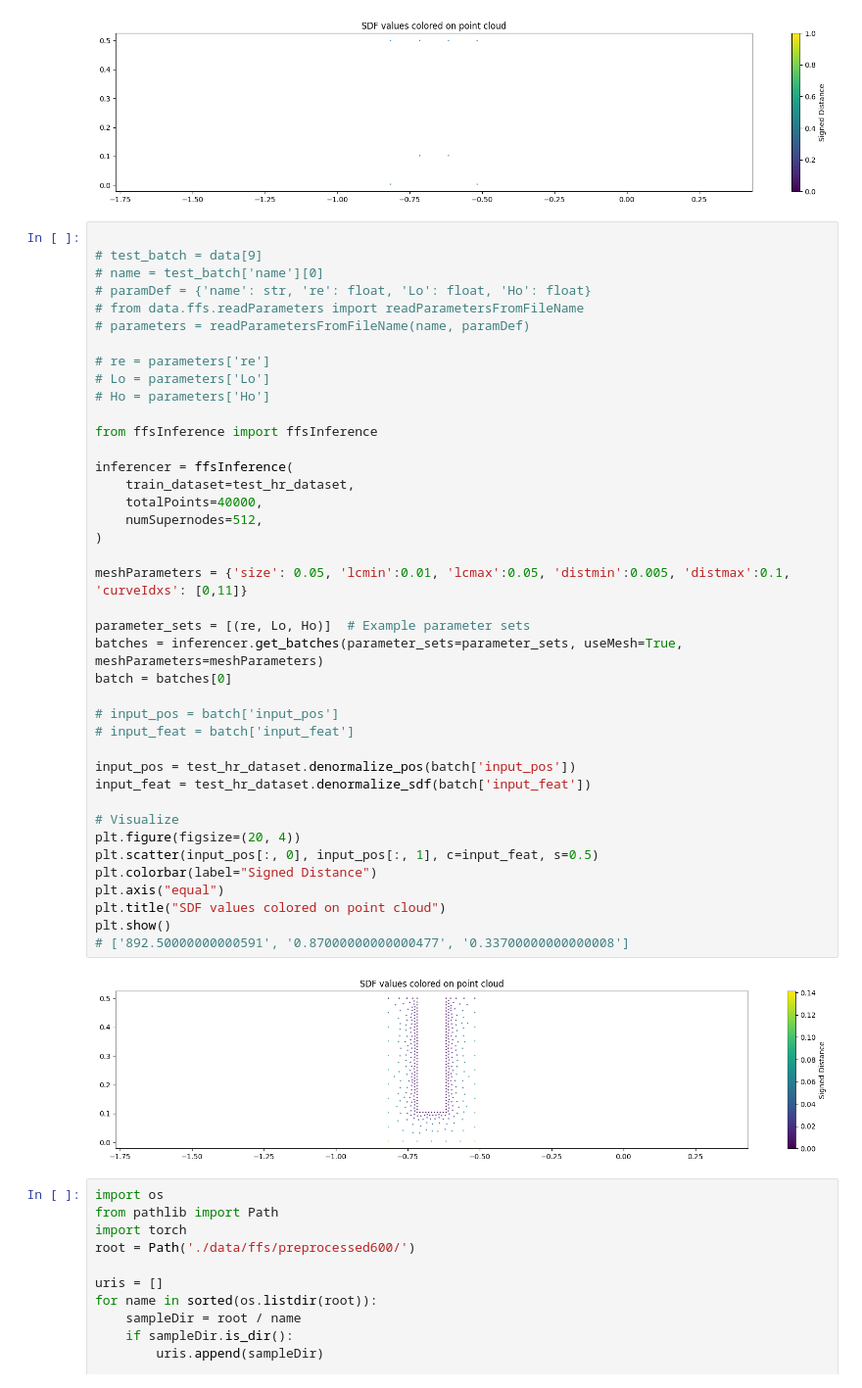
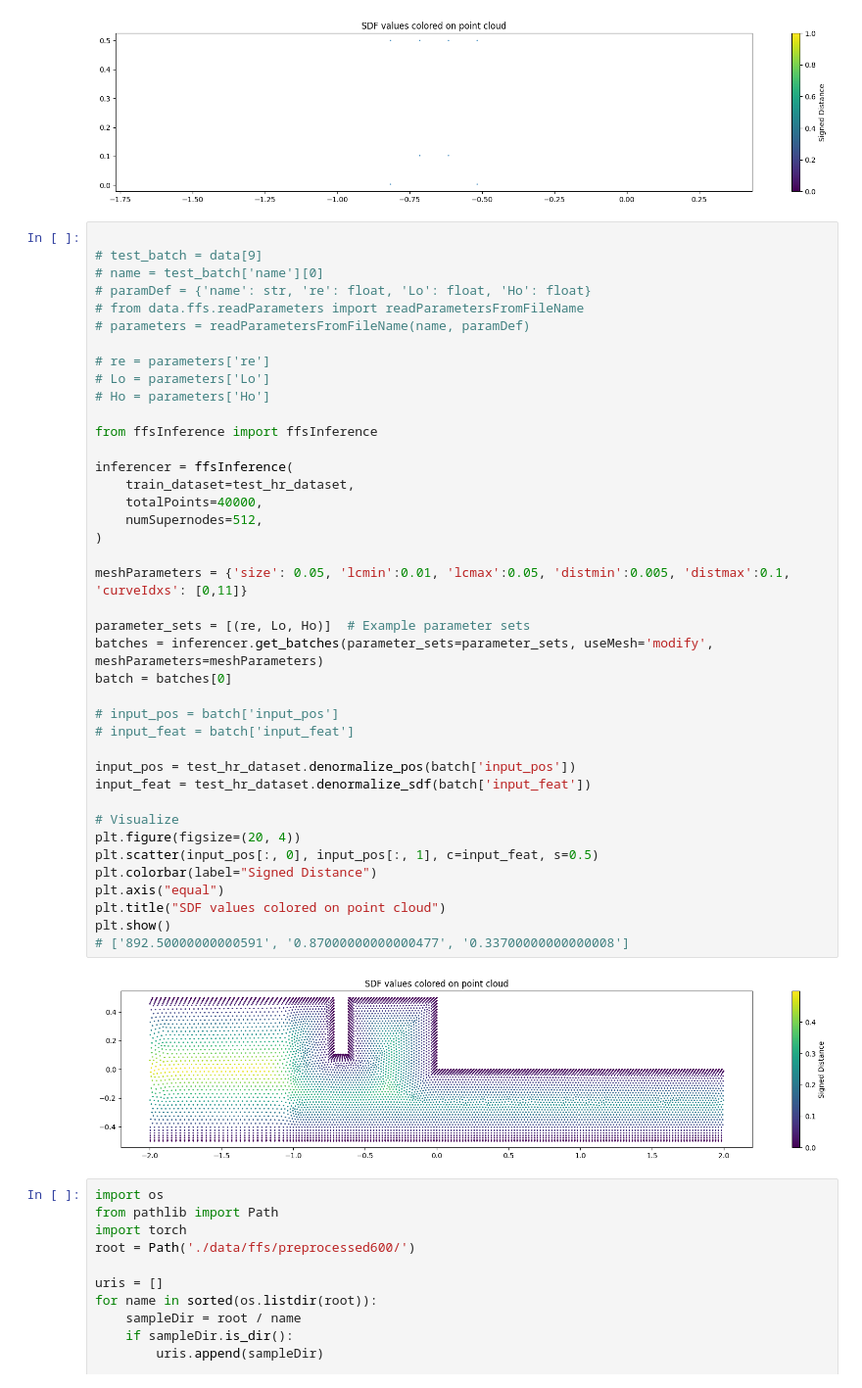
Before and after one commit to battlejacket/upt-tutorial, a Jupyter notebook: data.ipynb, the cells around one changed output. Shown at 98% size. Drawn from its saved outputs; the diff is of its cells as text.

Commit message:
inference with modified training mesh + opt

```diff
--- a/data.ipynb
+++ b/data.ipynb
@@ -111,35 +111,35 @@ plt.show()
 # Ho = parameters['Ho']
 
 from ffsInference import ffsInference
 
 inferencer = ffsInference(
     train_dataset=test_hr_dataset,
     totalPoints=40000,
     numSupernodes=512,
 )
 
 meshParameters = {'size': 0.05, 'lcmin':0.01, 'lcmax':0.05, 'distmin':0.005, 'distmax':0.1, 'curveIdxs': [0,11]}
 
 parameter_sets = [(re, Lo, Ho)]  # Example parameter sets
-batches = inferencer.get_batches(parameter_sets=parameter_sets, useMesh=True, meshParameters=meshParameters)
+batches = inferencer.get_batches(parameter_sets=parameter_sets, useMesh='modify', meshParameters=meshParameters)
 batch = batches[0]
 
 # input_pos = batch['input_pos']
 # input_feat = batch['input_feat']
 
 input_pos = test_hr_dataset.denormalize_pos(batch['input_pos'])
 input_feat = test_hr_dataset.denormalize_sdf(batch['input_feat'])
 
 # Visualize
 plt.figure(figsize=(20, 4))
 plt.scatter(input_pos[:, 0], input_pos[:, 1], c=input_feat, s=0.5)
 plt.colorbar(label="Signed Distance")
 plt.axis("equal")
 plt.title("SDF values colored on point cloud")
 plt.show()
 # ['892.50000000000591', '0.87000000000000477', '0.33700000000000008']
 # %% [output]
-[figure, old version]
+[figure, new version]
 # %%
 import os
 from pathlib import Path
```
Also changed, not shown: parts of 2 cells of this notebook, 7 other files.
